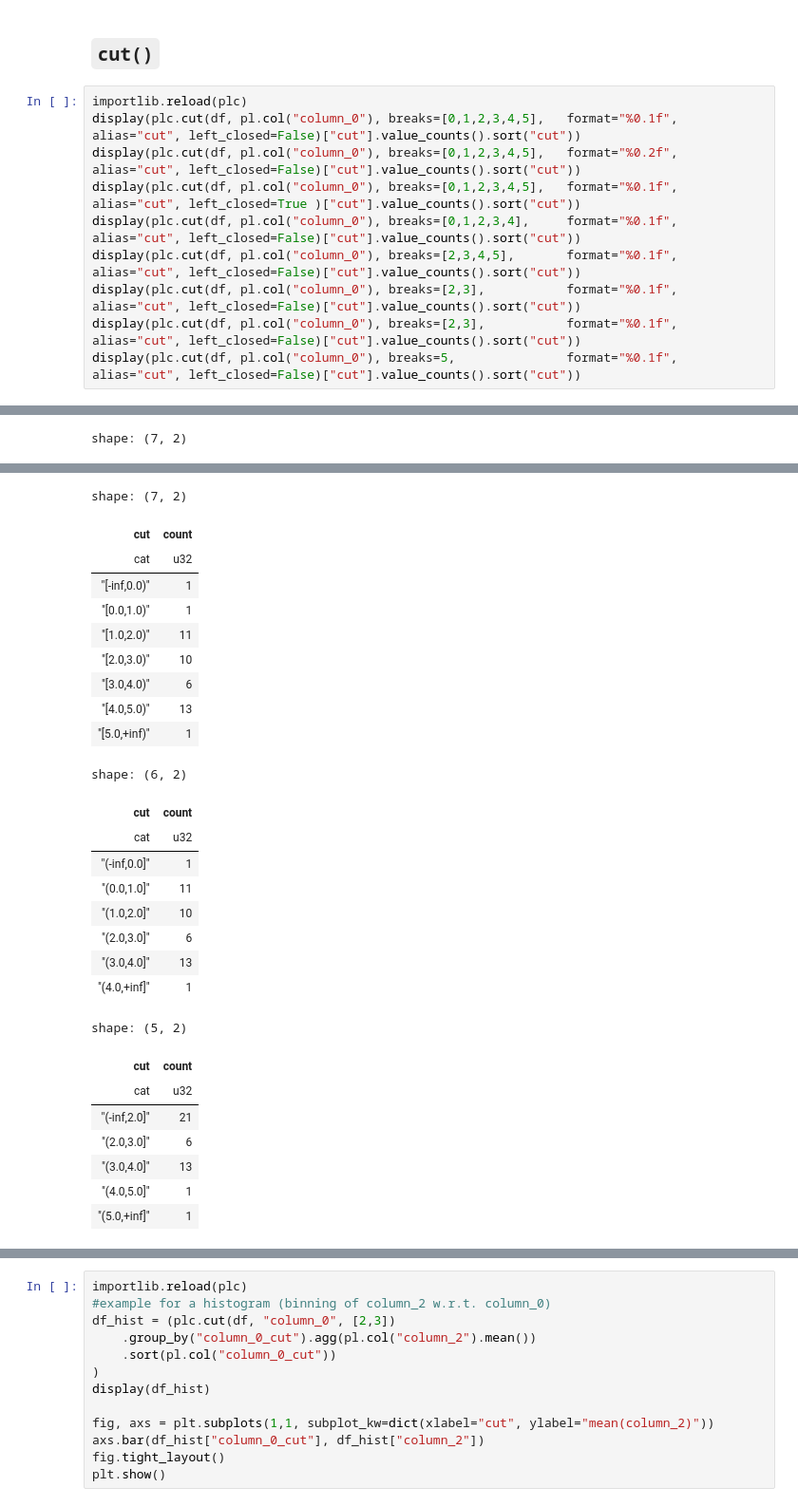
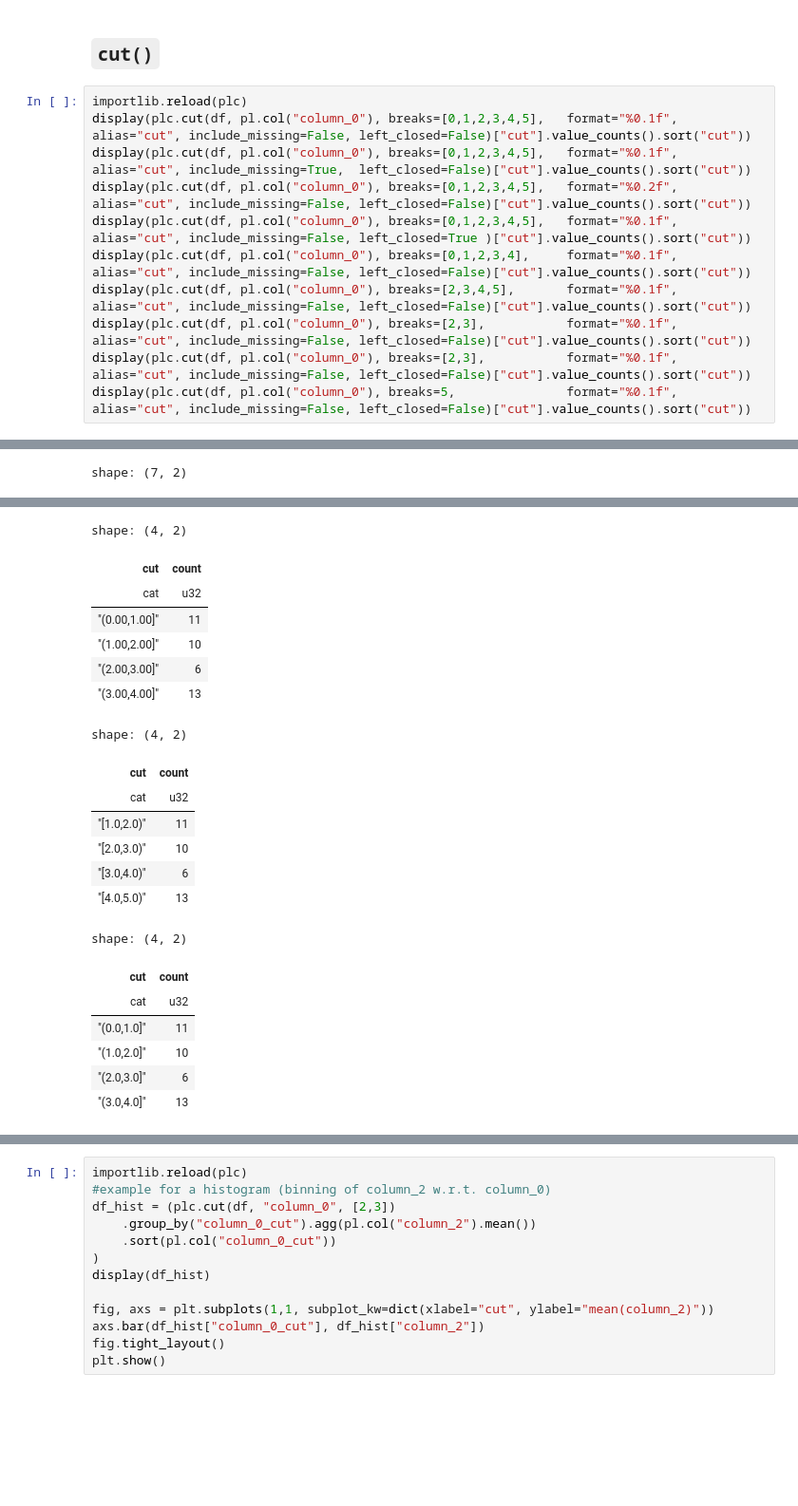
Before and after one commit to TheRedElement/LuStCodeSnippets, a Jupyter notebook: lust_codesnippets_py_demos/pl_extension/pl_convenience_demo.ipynb, the cells around one changed output, grey strips where cells are left out. Shown: that part at 95% size. Saved outputs shown, nothing was run; the diff lists cells and outputs as text; blank space fills up the shorter version.

```diff
--- a/lust_codesnippets_py_demos/pl_extension/pl_convenience_demo.ipynb
+++ b/lust_codesnippets_py_demos/pl_extension/pl_convenience_demo.ipynb
@@ -93,12 +93,13 @@ shape: (43, 5)
 ## `cut()`
 # %%
 importlib.reload(plc)
-display(plc.cut(df, pl.col("column_0"), breaks=[0,1,2,3,4,5],   format="%0.1f", alias="cut", left_closed=False)["cut"].value_counts().sort("cut"))
-display(plc.cut(df, pl.col("column_0"), breaks=[0,1,2,3,4,5],   format="%0.2f", alias="cut", left_closed=False)["cut"].value_counts().sort("cut"))
-display(plc.cut(df, pl.col("column_0"), breaks=[0,1,2,3,4,5],   format="%0.1f", alias="cut", left_closed=True )["cut"].value_counts().sort("cut"))
-display(plc.cut(df, pl.col("column_0"), breaks=[0,1,2,3,4],     format="%0.1f", alias="cut", left_closed=False)["cut"].value_counts().sort("cut"))
-display(plc.cut(df, pl.col("column_0"), breaks=[2,3,4,5],       format="%0.1f", alias="cut", left_closed=False)["cut"].value_counts().sort("cut"))
-display(plc.cut(df, pl.col("column_0"), breaks=[2,3],           format="%0.1f", alias="cut", left_closed=False)["cut"].value_counts().sort("cut"))
-display(plc.cut(df, pl.col("column_0"), breaks=[2,3],           format="%0.1f", alias="cut", left_closed=False)["cut"].value_counts().sort("cut"))
-display(plc.cut(df, pl.col("column_0"), breaks=5,               format="%0.1f", alias="cut", left_closed=False)["cut"].value_counts().sort("cut"))
+display(plc.cut(df, pl.col("column_0"), breaks=[0,1,2,3,4,5],   format="%0.1f", alias="cut", include_missing=False, left_closed=False)["cut"].value_counts().sort("cut"))
+display(plc.cut(df, pl.col("column_0"), breaks=[0,1,2,3,4,5],   format="%0.1f", alias="cut", include_missing=True,  left_closed=False)["cut"].value_counts().sort("cut"))
+display(plc.cut(df, pl.col("column_0"), breaks=[0,1,2,3,4,5],   format="%0.2f", alias="cut", include_missing=False, left_closed=False)["cut"].value_counts().sort("cut"))
+display(plc.cut(df, pl.col("column_0"), breaks=[0,1,2,3,4,5],   format="%0.1f", alias="cut", include_missing=False, left_closed=True )["cut"].value_counts().sort("cut"))
+display(plc.cut(df, pl.col("column_0"), breaks=[0,1,2,3,4],     format="%0.1f", alias="cut", include_missing=False, left_closed=False)["cut"].value_counts().sort("cut"))
+display(plc.cut(df, pl.col("column_0"), breaks=[2,3,4,5],       format="%0.1f", alias="cut", include_missing=False, left_closed=False)["cut"].value_counts().sort("cut"))
+display(plc.cut(df, pl.col("column_0"), breaks=[2,3],           format="%0.1f", alias="cut", include_missing=False, left_closed=False)["cut"].value_counts().sort("cut"))
+display(plc.cut(df, pl.col("column_0"), breaks=[2,3],           format="%0.1f", alias="cut", include_missing=False, left_closed=False)["cut"].value_counts().sort("cut"))
+display(plc.cut(df, pl.col("column_0"), breaks=5,               format="%0.1f", alias="cut", include_missing=False, left_closed=False)["cut"].value_counts().sort("cut"))
 # %% [output]
@@ -125,30 +123,24 @@ shape: (7, 2)
-shape: (7, 2)
+shape: (4, 2)
 | cut | count |
 | cat | u32 |
-| "[-inf,0.0)" | 1 |
-| "[0.0,1.0)" | 1 |
-| "[1.0,2.0)" | 11 |
-| "[2.0,3.0)" | 10 |
-| "[3.0,4.0)" | 6 |
-| "[4.0,5.0)" | 13 |
-| "[5.0,+inf)" | 1 |
+| "(0.00,1.00]" | 11 |
+| "(1.00,2.00]" | 10 |
+| "(2.00,3.00]" | 6 |
+| "(3.00,4.00]" | 13 |
-shape: (6, 2)
+shape: (4, 2)
 | cut | count |
 | cat | u32 |
-| "(-inf,0.0]" | 1 |
-| "(0.0,1.0]" | 11 |
-| "(1.0,2.0]" | 10 |
-| "(2.0,3.0]" | 6 |
-| "(3.0,4.0]" | 13 |
-| "(4.0,+inf]" | 1 |
+| "[1.0,2.0)" | 11 |
+| "[2.0,3.0)" | 10 |
+| "[3.0,4.0)" | 6 |
+| "[4.0,5.0)" | 13 |
-shape: (5, 2)
+shape: (4, 2)
 | cut | count |
 | cat | u32 |
-| "(-inf,2.0]" | 21 |
+| "(0.0,1.0]" | 11 |
+| "(1.0,2.0]" | 10 |
 | "(2.0,3.0]" | 6 |
 | "(3.0,4.0]" | 13 |
-| "(4.0,5.0]" | 1 |
-| "(5.0,+inf]" | 1 |
 shape: (3, 2)
 | cut | count |
 | cat | u32 |
```
Also changed, not shown: parts of 1 cell of this notebook, 2 other files.
